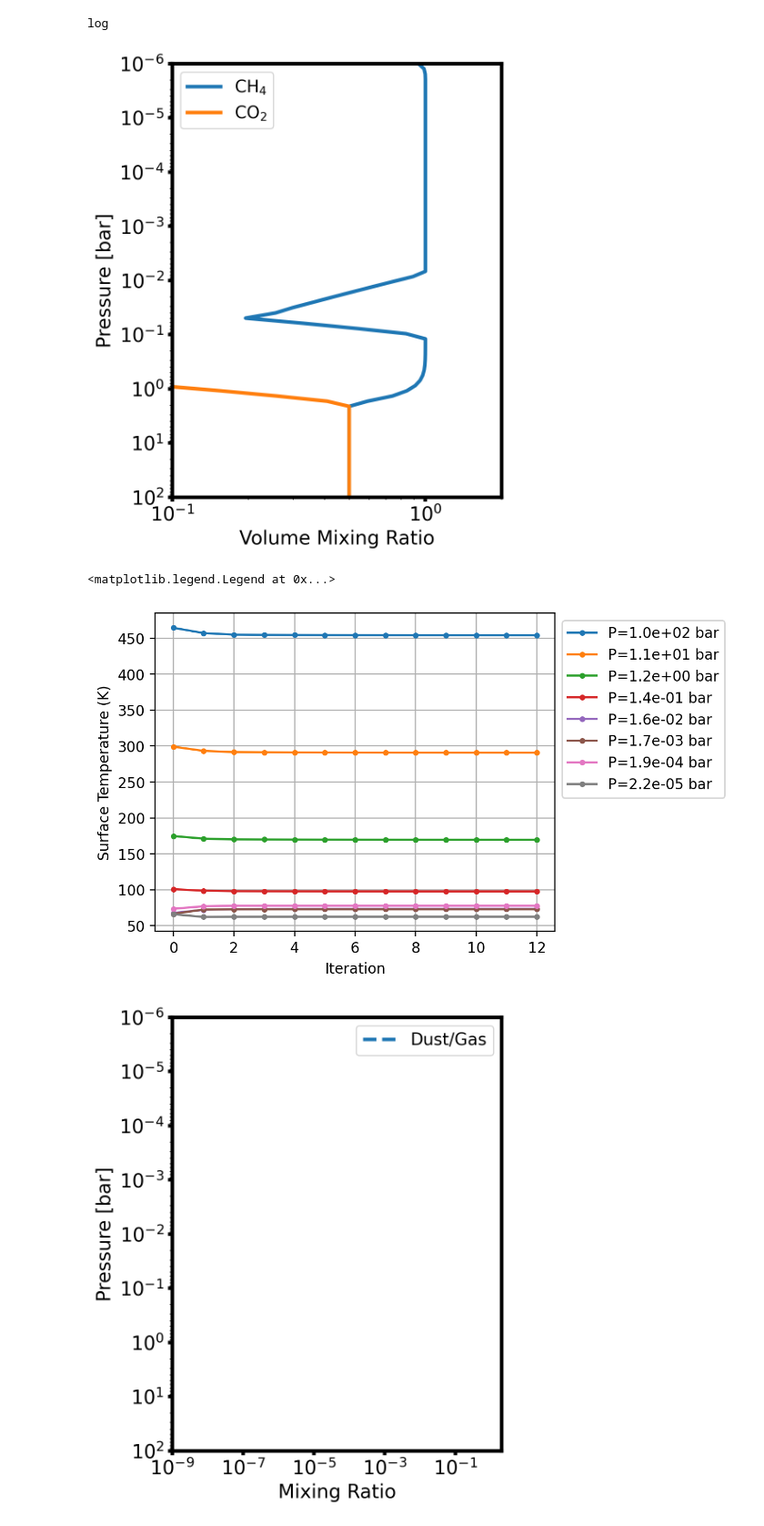
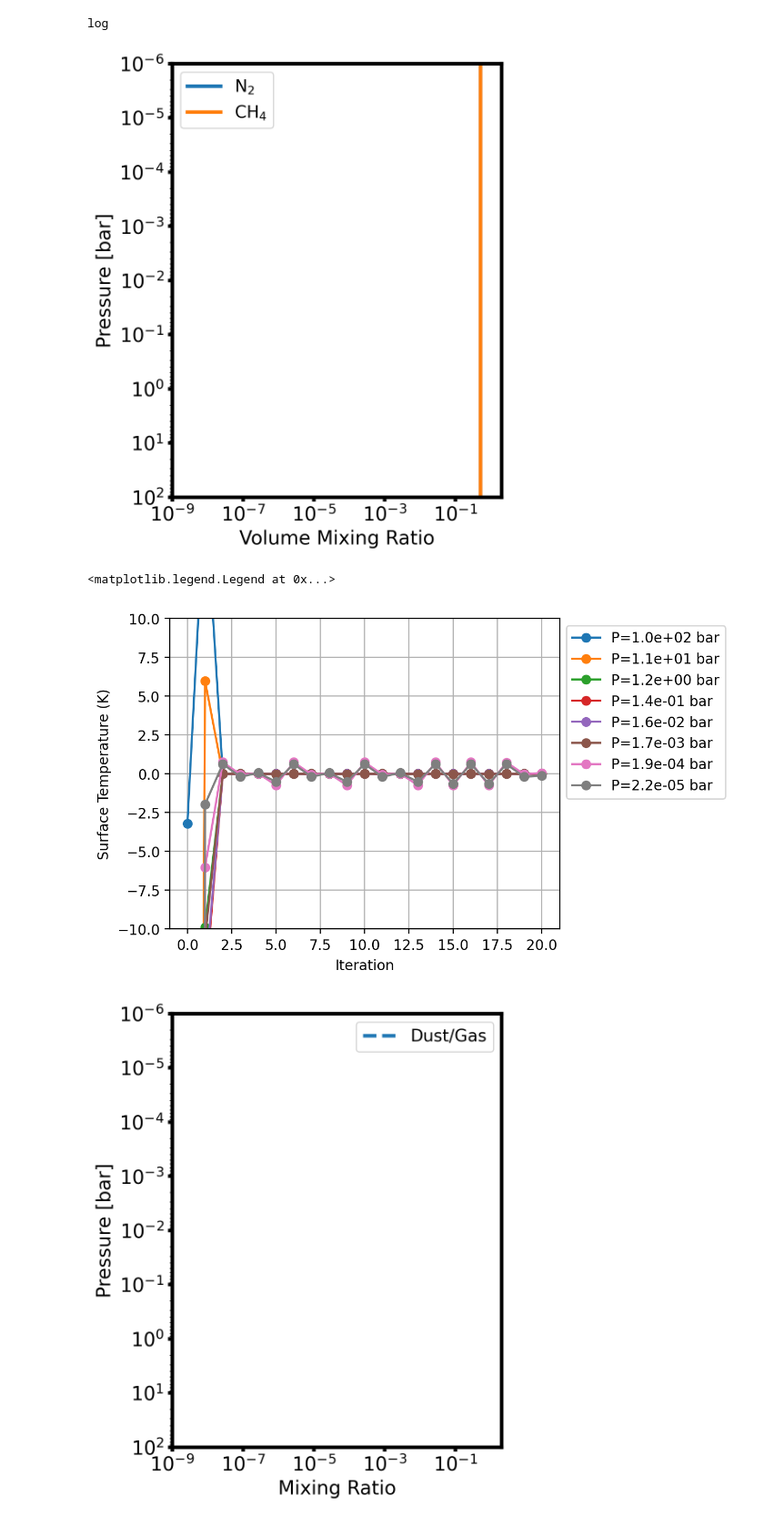
Before and after one commit to DavidDahlbudding/chelio, a Jupyter notebook: analyze/1_IndividualRun.ipynb, the cells around one changed output. Shown at 91% size. Saved outputs shown, nothing was run; the diff lists cells and outputs as text; code cells hidden in the pictures.

```diff
--- a/analyze/1_IndividualRun.ipynb
+++ b/analyze/1_IndividualRun.ipynb
@@ -16,7 +16,7 @@ from mixfile_utils import p_sat
 # Load a single simulation run
 # All data loading, parsing, and iteration handling is done by ChelioRun.
 output_folder = "../output/CIA_comparison_HELIOS/"
-run_name = "CIA_CO2-CH4_2020_Tint=140K_Psurf=100bar"
+run_name = "CIA_N2-CH4_2024_Tint=250K_Psurf=100bar"
 #run_name = "Earth_Tint=150K_Psurf=10bar_aH=1.0_aC=0.1_aO=0.01_aN=1.0"
 #run_name = "Earth_P0=1e8_Tint=50_CplusO=1e-2_CtoO=0.59"
 #run_name = "test"
@@ -135,7 +137,7 @@ plt.show()
 i = -1
 
 # Find
-threshold = 1e-1
+threshold = 1e-9
 
 if threshold is not None:
     mask = run.mols_vmr[i] > threshold
@@ -190,24 +192,25 @@ plt.savefig(f"images/CIA_Paper/FinalChem_{run_name}.svg") #, format="pdf", trans
 plt.show()
 # %% [output]
 log
-[figure, old version]
+[figure, new version]
 # %%
 # plot Tsurf(iteration) to see convergence
 fig, ax = plt.subplots(1, 1, figsize=(5, 4))
 
 step = 10
 for i in range(int(run.temperatures_K.shape[1]/step)):
-    line =ax.plot(run.temperatures_K[2:, step*i], marker='.', label=f"P={run.pressures_bar[0, step*i]:.1e} bar")
+    #line = ax.plot(run.temperatures_K[:, step*i], marker='.', label=f"P={run.pressures_bar[0, step*i]:.1e} bar")
+    ax.plot(np.arange(run.temperatures_K[1:, step*i].shape[0]), run.temperatures_K[1:, step*i]-run.temperatures_K[:-1, step*i], marker='o', label=f"P={run.pressures_bar[0, step*i]:.1e} bar")
     # plot t(p_sat)
 
 ax.set_xlabel("Iteration")
 ax.set_ylabel("Surface Temperature (K)")
-#ax.set_ylim(50, 300)
+ax.set_ylim(-10, 10)
 plt.grid()
 plt.legend(bbox_to_anchor=(1, 1))
 # %% [output]
 <matplotlib.legend.Legend at 0x...>
-[figure, old version]
+[figure, new version]
 # %%
 # plot the dust "mixing ratios"
 i = -1
```
Also changed, not shown: parts of 7 cells of this notebook, 11 other files.
